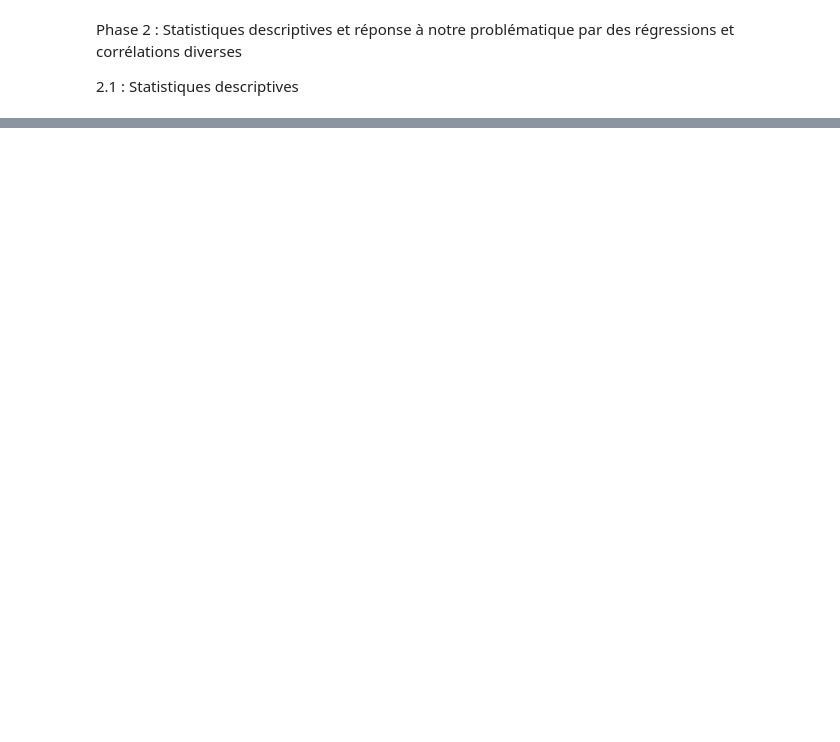
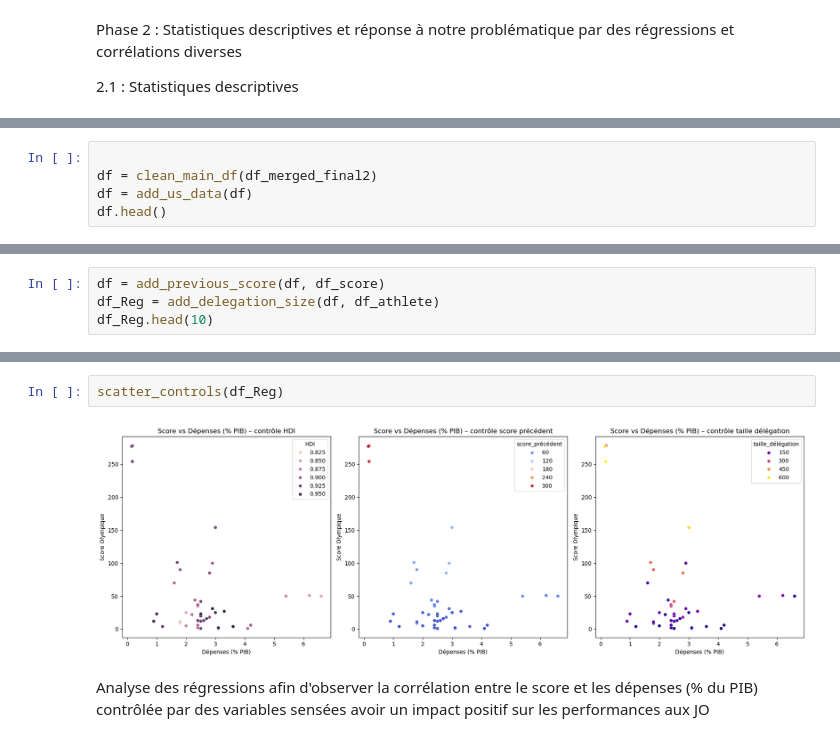
Before and after one commit to Sacha-Ratsavong/projet_python_roland_sacha, a Jupyter notebook: Notebookfinal/Notebook.ipynb, the cells around one changed output, grey strips where cells are left out. Cells and saved outputs as stored; diff of their text form; blank space fills up the shorter version.

```diff
--- a/Notebookfinal/Notebook.ipynb
+++ b/Notebookfinal/Notebook.ipynb
@@ -181,0 +175,5 @@ KeyError: '[1990, 2000, 2010, 2020, 2023] not in index'
+# %%
+
+df = clean_main_df(df_merged_final2)
+df = add_us_data(df)
+df.head()
@@ -181,0 +187,4 @@ KeyError: '[1990, 2000, 2010, 2020, 2023] not in index'
+# %%
+df = add_previous_score(df, df_score)
+df_Reg = add_delegation_size(df, df_athlete)
+df_Reg.head(10)
@@ -181,0 +213,6 @@ KeyError: '[1990, 2000, 2010, 2020, 2023] not in index'
+# %%
+scatter_controls(df_Reg)
+# %% [output]
+[figure, added]
+# %% [markdown]
+Analyse des régressions afin d'observer la corrélation entre le score et les dépenses (% du PIB) contrôlée par des variables sensées avoir un impact positif sur les performances aux JO
```
Also changed, not shown: parts of 22 cells of this notebook, 6 other files.
